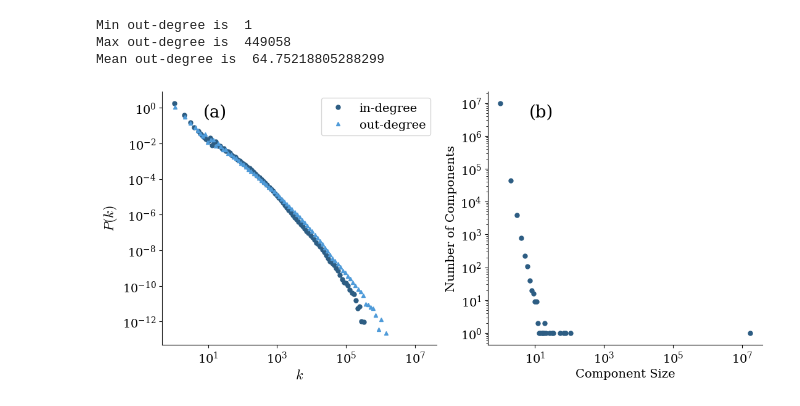
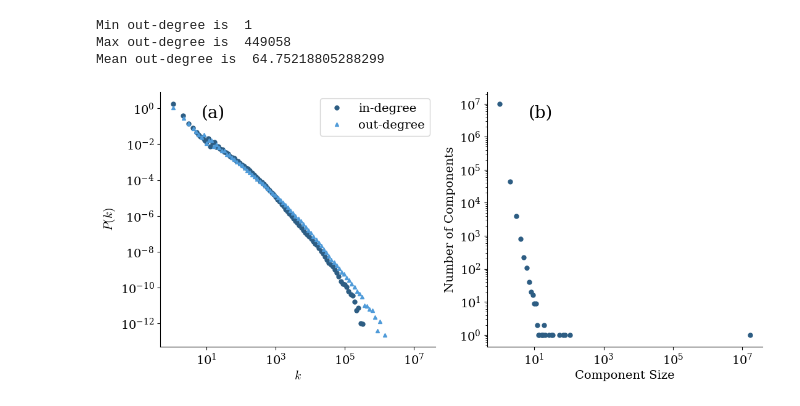
Before and after one commit to nwlandry/a-blue-start, a Jupyter notebook: plot_network_stats.ipynb, the cells around one changed output. Drawn from its saved outputs; the diff is of its cells as text; code cells hidden in the pictures.

Commit message:
update plots

```diff
--- a/plot_network_stats.ipynb
+++ b/plot_network_stats.ipynb
@@ -55,33 +55,33 @@ plt.yscale("log")
 hist, bin_edges = np.histogram(
     in_degree,
     bins=np.logspace(np.log10(in_degree.min()), np.log10(in_degree.max()), 100),
     density=True,
 )
 bin_centers = [
     (bin_edges[ix] + bin_edges[ix + 1]) / 2 for ix in range(len(bin_edges) - 1)
 ]
 plt.plot(bin_centers, hist, "^", color=colors[1], markersize=5, label="out-degree")
 plt.xscale("log")
 plt.yscale("log")
 
-plt.xlabel(r"$k$", fontsize=16)
-plt.ylabel(r"$P(k)$", fontsize=16)
+plt.xlabel(r"$k$")
+plt.ylabel(r"$P(k)$")
 plt.legend()
 sns.despine()
 
 
 plt.subplot(122)
 ax = plt.gca()
 plt.text(0.15, 0.9, "(b)", fontsize=20, transform=ax.transAxes)
 
 plt.plot(component_sizes, component_numbers, "o", markersize=5, color=colors[0])
 plt.xscale("log")
 plt.yscale("log")
 sns.despine()
 plt.xlabel("Component Size")
 plt.ylabel("Number of Components")
 
 plt.tight_layout()
 plt.savefig("figures/following_network_stats.pdf", dpi=1000)
 # %% [output]
-[figure, old version]
+[figure, new version]
```
Also changed, not shown: 7 other files.
